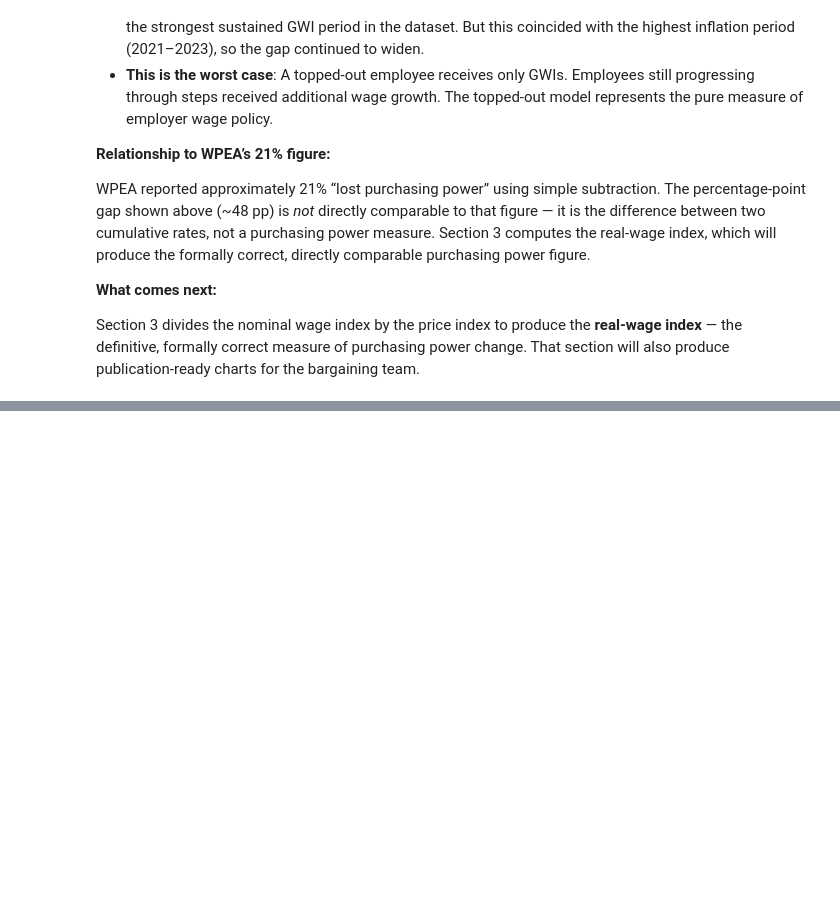
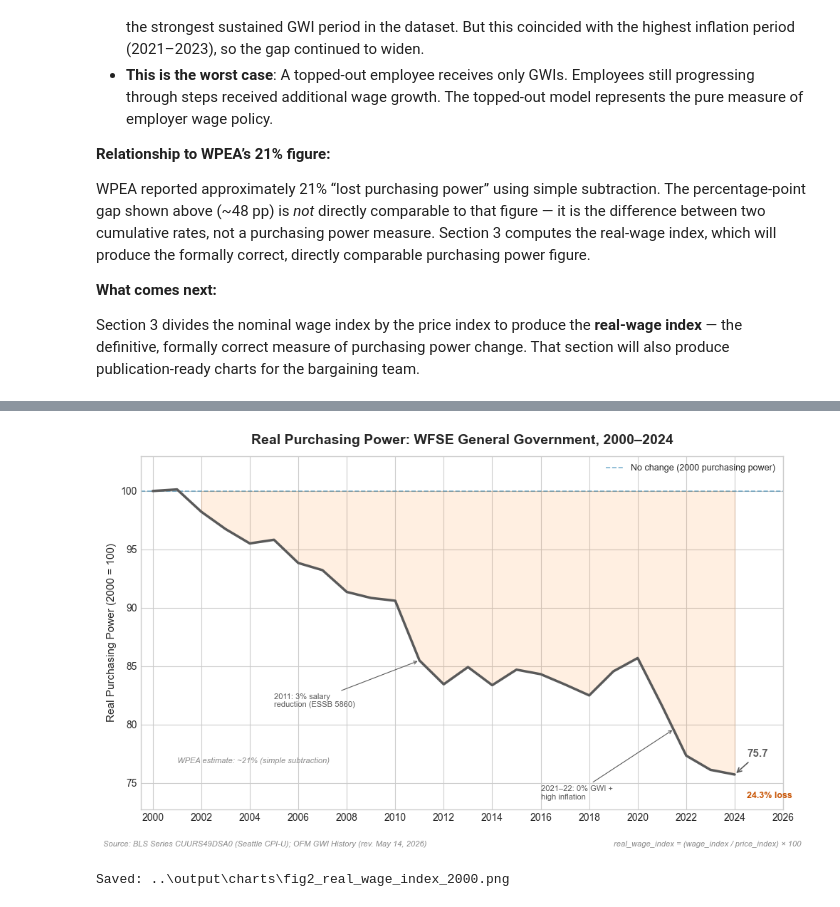
Before and after one commit to Santanarai/wa-state-real-wage-analysis, a Jupyter notebook: notebooks/real-wage-analysis.ipynb, the cells around one changed output, grey strips where cells are left out. Cells and saved outputs as stored; diff of their text form; code cells hidden in the pictures; blank space fills up the shorter version.

```diff
--- a/notebooks/real-wage-analysis.ipynb
+++ b/notebooks/real-wage-analysis.ipynb
@@ -1329,0 +1733,66 @@ Section 3 divides the nominal wage index by the price index to produce the **rea
+# %%
+# === Chart 2: Real Purchasing Power Decline (Base 2000) ===
+
+base2000 = real_wage_df[real_wage_df["base_year"] == 2000].sort_values("year")
+years = base2000["year"].values
+rwi = base2000["real_wage_index"].values
+
+fig, ax = plt.subplots(figsize=FIGSIZE)
+
+ax.plot(years, rwi, color=COLORS["real_wage"], linewidth=2.5, zorder=3)
+ax.fill_between(years, rwi, 100, where=(rwi < 100),
+                color=COLORS["price"], alpha=0.12)
+ax.axhline(y=100, color=COLORS["wage"], linestyle="--", linewidth=1.2,
+           alpha=0.5, label="No change (2000 purchasing power)")
+
+# Endpoint label — from computed value
+rwi_end = rwi[-1]
+loss_pct = 100 - rwi_end
+ax.annotate(f"{rwi_end:.1f}",
+            xy=(2024, rwi_end), xytext=(2024.5, rwi_end + 1.5),
+            fontsize=11, fontweight="bold", color=COLORS["real_wage"],
+            arrowprops=dict(arrowstyle="->", color=COLORS["annotation"], lw=1.2))
+ax.text(2024.5, rwi_end - 2, f"{loss_pct:.1f}% loss",
+        fontsize=9, color=COLORS["negative_bar"], fontweight="bold")
+
+# Key event annotations — from computed values
+rwi_2011 = base2000[base2000["year"] == 2011]["real_wage_index"].iloc[0]
+rwi_2021 = base2000[base2000["year"] == 2021]["real_wage_index"].iloc[0]
+
+ax.annotate("2011: 3% salary\nreduction (ESSB 5860)",
+            xy=(2011, rwi_2011), xytext=(2005, rwi_2011 - 4),
+            fontsize=8, color=COLORS["annotation"],
+            arrowprops=dict(arrowstyle="->", color=COLORS["annotation"], lw=0.8))
+
+ax.annotate("2021\u201322: 0% GWI +\nhigh inflation",
+            xy=(2021.5, rwi_2021 - 2), xytext=(2016, rwi_2021 - 8),
+            fontsize=8, color=COLORS["annotation"],
+            arrowprops=dict(arrowstyle="->", color=COLORS["annotation"], lw=0.8))
+
+# WPEA reference — collegial tone, from computed value
+ax.text(2001, rwi[-1] + 1, f"WPEA estimate: ~21% (simple subtraction)",
+        fontsize=8, color=COLORS["source_text"], fontstyle="italic")
+
+ax.set_title("Real Purchasing Power: WFSE General Government, 2000\u20132024",
+             fontsize=14, fontweight="bold", pad=12)
+ax.set_xlabel("")
+ax.set_ylabel("Real Purchasing Power (2000 = 100)", fontsize=11)
+ax.set_xlim(1999.5, 2026)
+ax.set_ylim(min(rwi) - 3, 103)
+ax.xaxis.set_major_locator(mticker.MultipleLocator(2))
+ax.legend(loc="upper right", fontsize=9, framealpha=0.9)
+
+fig.text(0.01, 0.01, SOURCE_CITATION, fontsize=8, color=COLORS["source_text"],
+         style="italic")
+fig.text(0.99, 0.01,
+         "real_wage_index = (wage_index / price_index) \u00d7 100",
+         fontsize=8, color=COLORS["source_text"], style="italic", ha="right")
+
+plt.tight_layout(rect=[0, 0.04, 1, 1])
+fig.savefig(CHART_DIR / "fig2_real_wage_index_2000.png",
+            dpi=DPI, bbox_inches="tight")
+plt.show()
+print(f"Saved: {CHART_DIR / 'fig2_real_wage_index_2000.png'}")
+# %% [output]
+[figure, added]
+Saved: ..\output\charts\fig2_real_wage_index_2000.png
```
Also changed, not shown: parts of 28 cells of this notebook, 6 other files.
